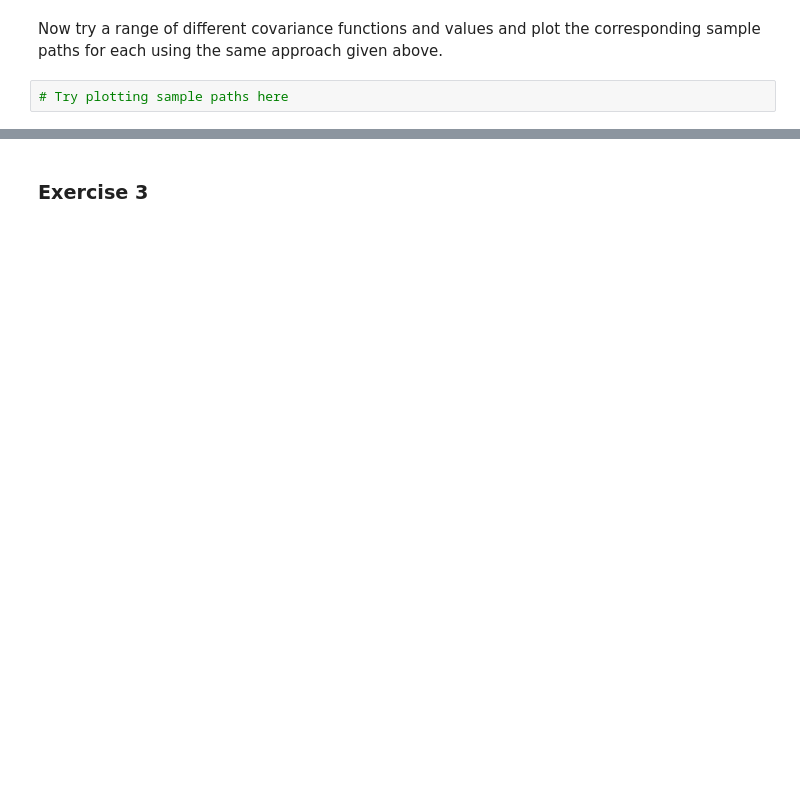
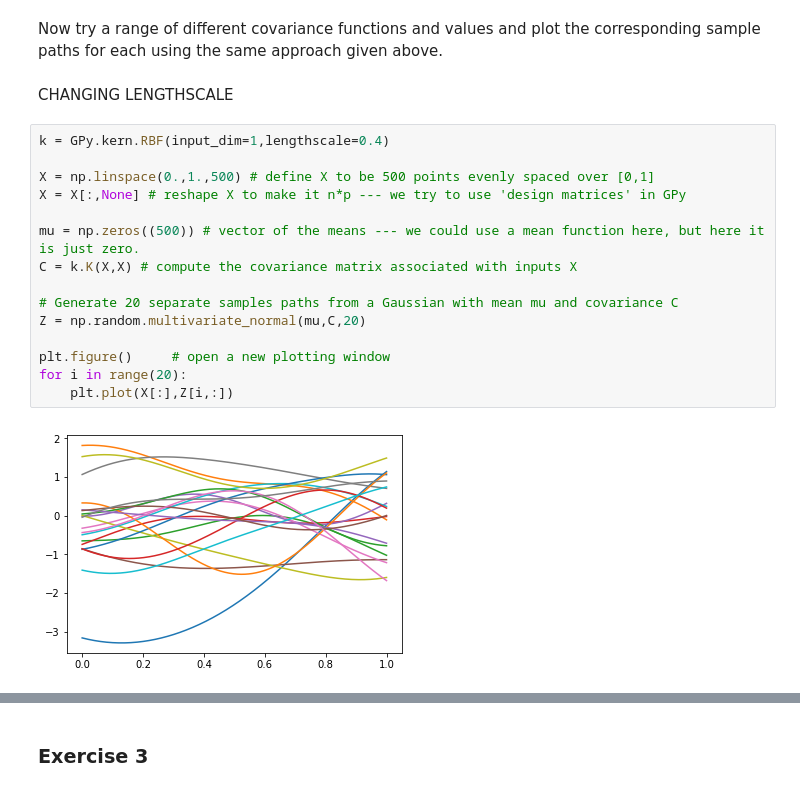
Before and after one commit to akshayats/gpss, a Jupyter notebook: GPSS_Lab1_2017.ipynb, the cells around one changed output, grey strips where cells are left out. Cells and saved outputs as stored; diff of their text form; blank space fills up the shorter version.

```diff
--- a/GPSS_Lab1_2017.ipynb
+++ b/GPSS_Lab1_2017.ipynb
@@ -216,4 +238,21 @@ plt.matshow(C)
 # %% [markdown]
 Now try a range of different covariance functions and values and plot the corresponding sample paths for each using the same approach given above.
-# %%
-# Try plotting sample paths here
+# %% [markdown]
+CHANGING LENGTHSCALE
+# %%
+k = GPy.kern.RBF(input_dim=1,lengthscale=0.4)
+
+X = np.linspace(0.,1.,500) # define X to be 500 points evenly spaced over [0,1]
+X = X[:,None] # reshape X to make it n*p --- we try to use 'design matrices' in GPy
+
+mu = np.zeros((500)) # vector of the means --- we could use a mean function here, but here it is just zero.
+C = k.K(X,X) # compute the covariance matrix associated with inputs X
+
+# Generate 20 separate samples paths from a Gaussian with mean mu and covariance C
+Z = np.random.multivariate_normal(mu,C,20)
+
+plt.figure()     # open a new plotting window
+for i in range(20):
+    plt.plot(X[:],Z[i,:])
+# %% [output]
+[figure, added]
```
Also changed, not shown: parts of 19 cells of this notebook.
